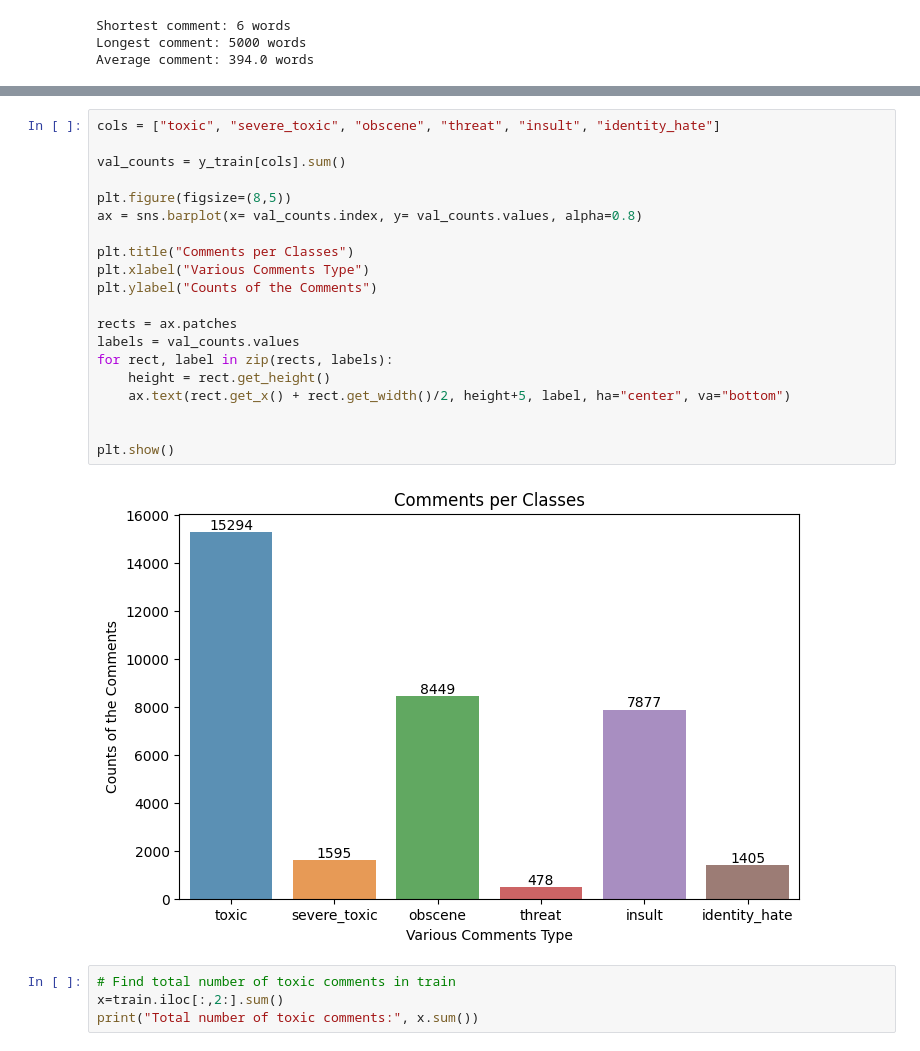
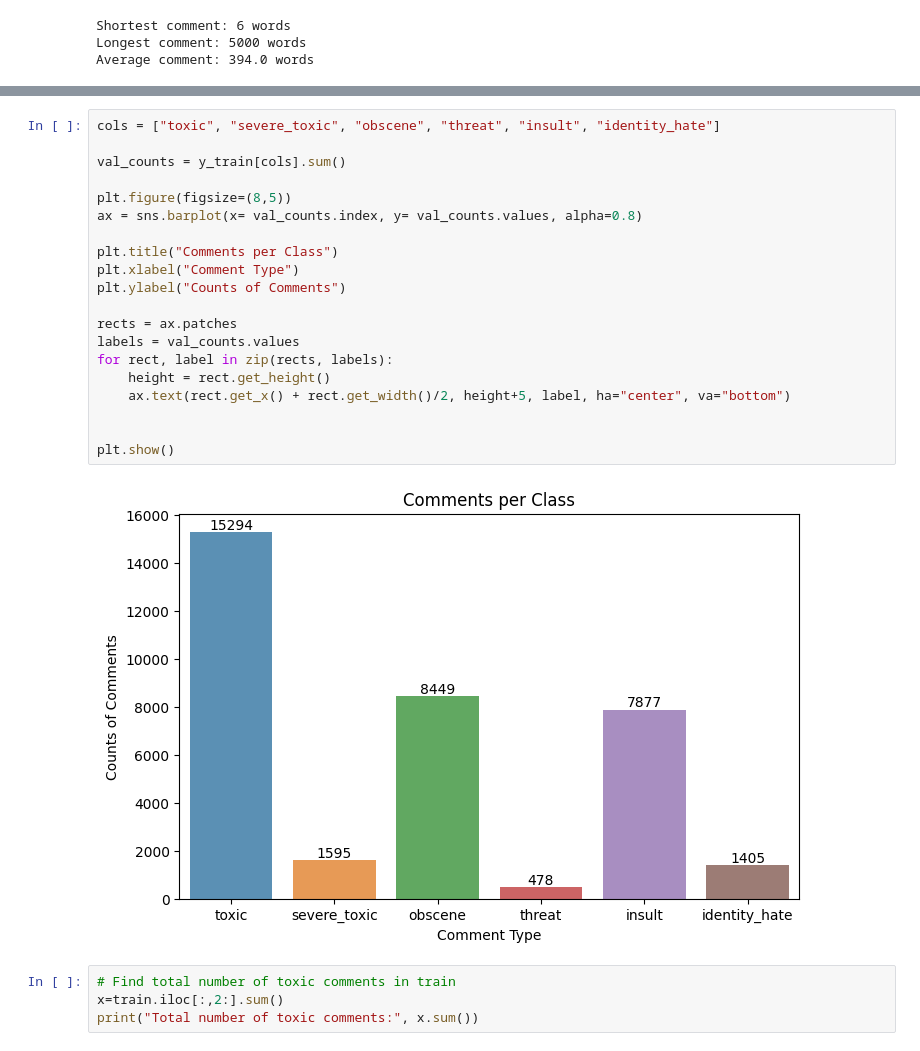
Before and after one commit to slowings/NLP_identifying_trolls, a Jupyter notebook: NLP_identifying_trolls.ipynb, the cells around one changed output, grey strips where cells are left out. Drawn from its saved outputs; the diff is of its cells as text.

```diff
--- a/NLP_identifying_trolls.ipynb
+++ b/NLP_identifying_trolls.ipynb
@@ -180,25 +216,25 @@ X_val, X_test, y_val, y_test = train_test_split(X_test,y_test,
 # %%
 cols = ["toxic", "severe_toxic", "obscene", "threat", "insult", "identity_hate"]
 
 val_counts = y_train[cols].sum()
 
 plt.figure(figsize=(8,5))
 ax = sns.barplot(x= val_counts.index, y= val_counts.values, alpha=0.8)
 
-plt.title("Comments per Classes")
-plt.xlabel("Various Comments Type")
-plt.ylabel("Counts of the Comments")
+plt.title("Comments per Class")
+plt.xlabel("Comment Type")
+plt.ylabel("Counts of Comments")
 
 rects = ax.patches
 labels = val_counts.values
 for rect, label in zip(rects, labels):
     height = rect.get_height()
     ax.text(rect.get_x() + rect.get_width()/2, height+5, label, ha="center", va="bottom")
 
 
 plt.show()
 # %% [output]
-[figure, old version]
+[figure, new version]
 # %%
 # Find total number of toxic comments in train
 x=train.iloc[:,2:].sum()
```
Also changed, not shown: parts of 32 cells of this notebook.
